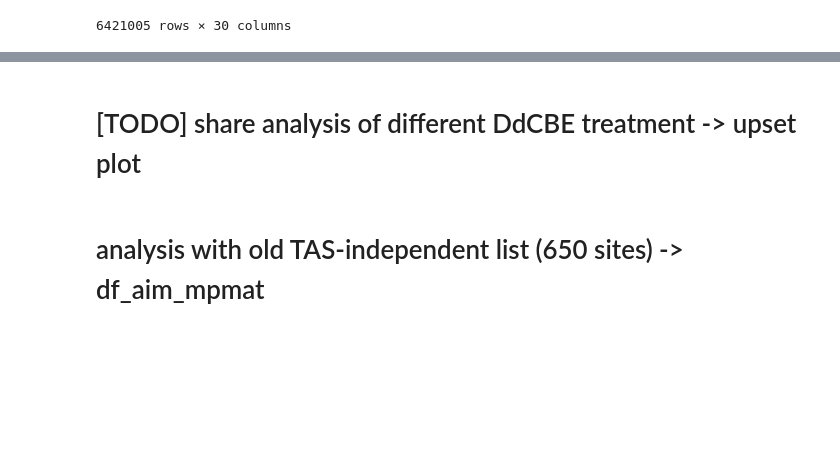
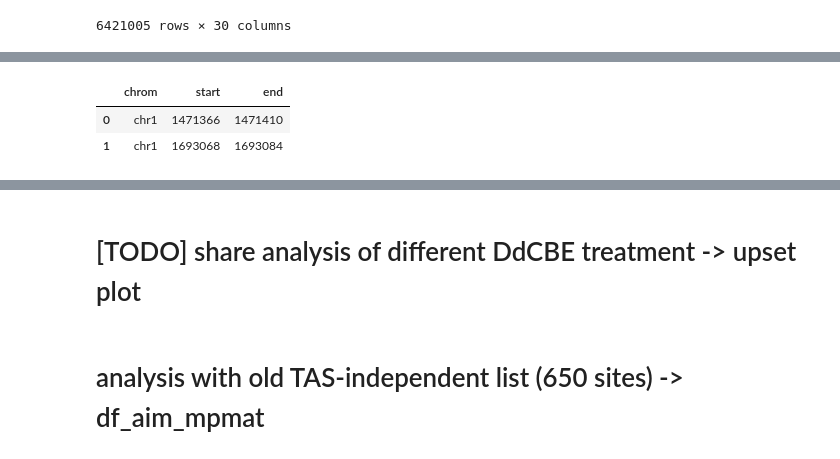
Before and after one commit to hermanzhaozzzz/snakepipes_detect-seq, a Jupyter notebook: step.03.local_analysis.ipynb, the cells around one changed output, grey strips where cells are left out. Cells and saved outputs as stored; diff of their text form; code cells hidden in the pictures; blank space fills up the shorter version.

```diff
--- a/step.03.local_analysis.ipynb
+++ b/step.03.local_analysis.ipynb
@@ -197,5 +237,9 @@ df_old_id.info()
 # %%
-df_old_id
+df_old_id.head(2)
+# %% [output]
+|  | chrom | start | end |
+| 0 | chr1 | 1471366 | 1471410 |
+| 1 | chr1 | 1693068 | 1693084 |
 # %%
 df_new_id = pd.Series(df.mpmat_index.unique()).str.split('_', expand=True)
 df_new_id.columns = ['chrom', 'start', 'end']
```
Also changed, not shown: parts of 29 cells of this notebook.
